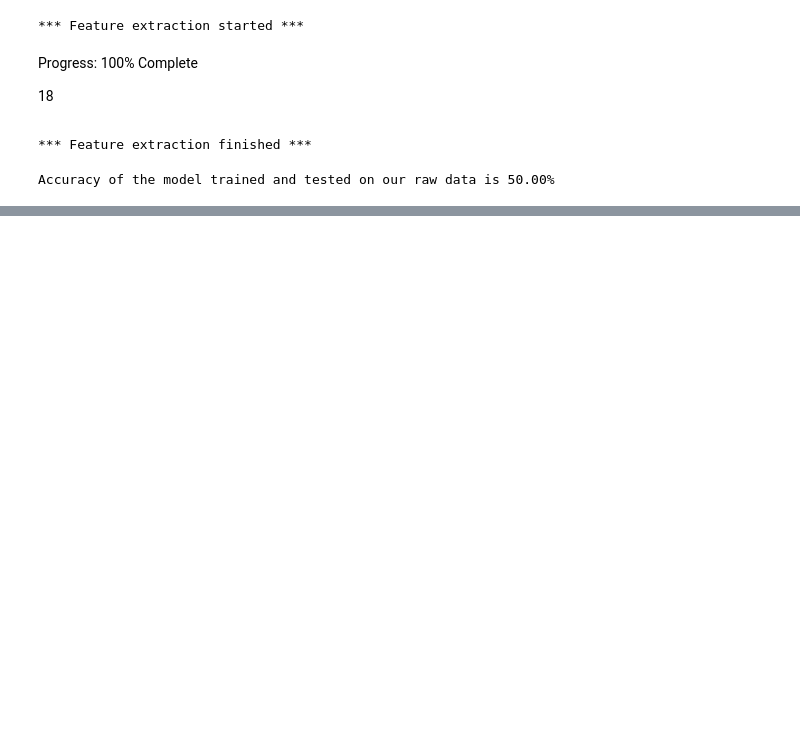
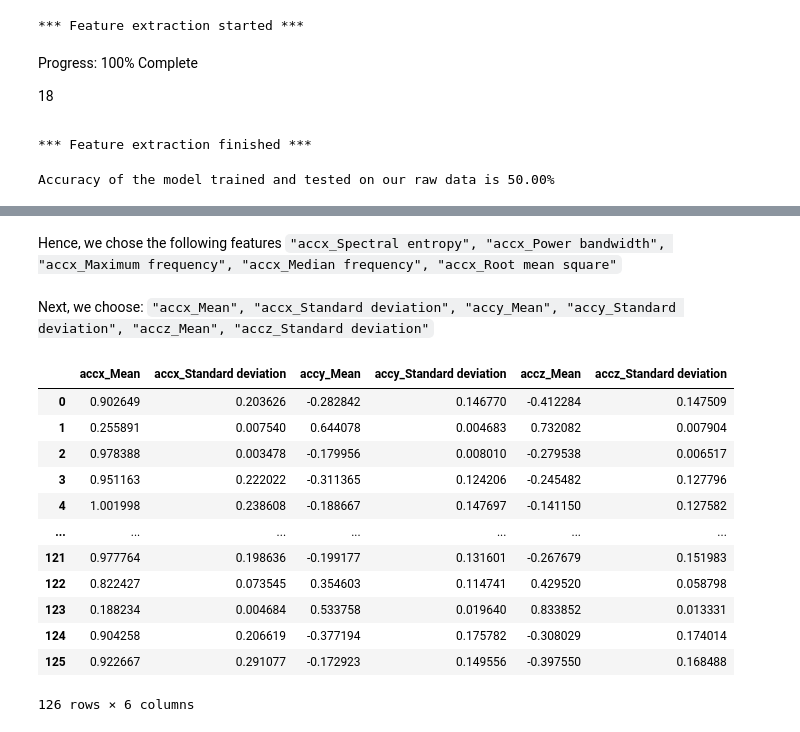
Before and after one commit to Reckadon/ES335-ML-Assignment-1, a Jupyter notebook: Task_4.ipynb, the cells around one changed output, grey strips where cells are left out. Cells and saved outputs as stored; diff of their text form; code cells hidden in the pictures; blank space fills up the shorter version.

```diff
--- a/Task_4.ipynb
+++ b/Task_4.ipynb
@@ -320,0 +376,2 @@ Accuracy fell after featurizing the data using tsfel
+# %% [markdown]
+Hence, we chose the following features `"accx_Spectral entropy", "accx_Power bandwidth", "accx_Maximum frequency", "accx_Median frequency", "accx_Root mean square"`
@@ -320,0 +380,2 @@ Accuracy fell after featurizing the data using tsfel
+# %% [markdown]
+Next, we choose: `"accx_Mean", "accx_Standard deviation", "accy_Mean", "accy_Standard deviation", "accz_Mean", "accz_Standard deviation"`
@@ -320,0 +384,17 @@ Accuracy fell after featurizing the data using tsfel
+# %%
+features_subset = features[features_chosen]
+features_subset
+# %% [output]
+|  | accx_Mean | accx_Standard deviation | accy_Mean | accy_Standard deviation | accz_Mean | accz_Standard deviation |
+| 0 | 0.902649 | 0.203626 | -0.282842 | 0.146770 | -0.412284 | 0.147509 |
+| 1 | 0.255891 | 0.007540 | 0.644078 | 0.004683 | 0.732082 | 0.007904 |
+| 2 | 0.978388 | 0.003478 | -0.179956 | 0.008010 | -0.279538 | 0.006517 |
+| 3 | 0.951163 | 0.222022 | -0.311365 | 0.124206 | -0.245482 | 0.127796 |
+| 4 | 1.001998 | 0.238608 | -0.188667 | 0.147697 | -0.141150 | 0.127582 |
+| ... | ... | ... | ... | ... | ... | ... |
+| 121 | 0.977764 | 0.198636 | -0.199177 | 0.131601 | -0.267679 | 0.151983 |
+| 122 | 0.822427 | 0.073545 | 0.354603 | 0.114741 | 0.429520 | 0.058798 |
+| 123 | 0.188234 | 0.004684 | 0.533758 | 0.019640 | 0.833852 | 0.013331 |
+| 124 | 0.904258 | 0.206619 | -0.377194 | 0.175782 | -0.308029 | 0.174014 |
+| 125 | 0.922667 | 0.291077 | -0.172923 | 0.149556 | -0.397550 | 0.168488 |
+126 rows × 6 columns
```
Also changed, not shown: parts of 23 cells of this notebook.
